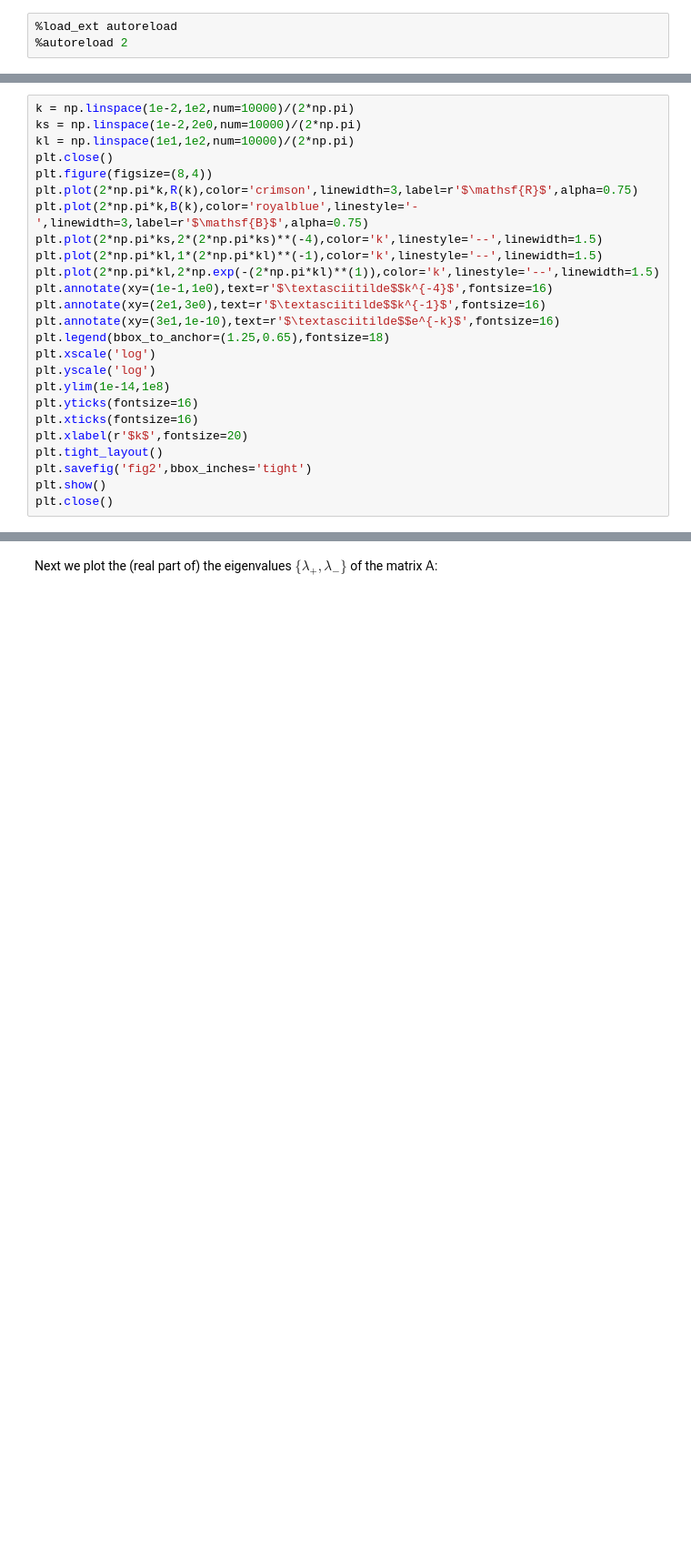
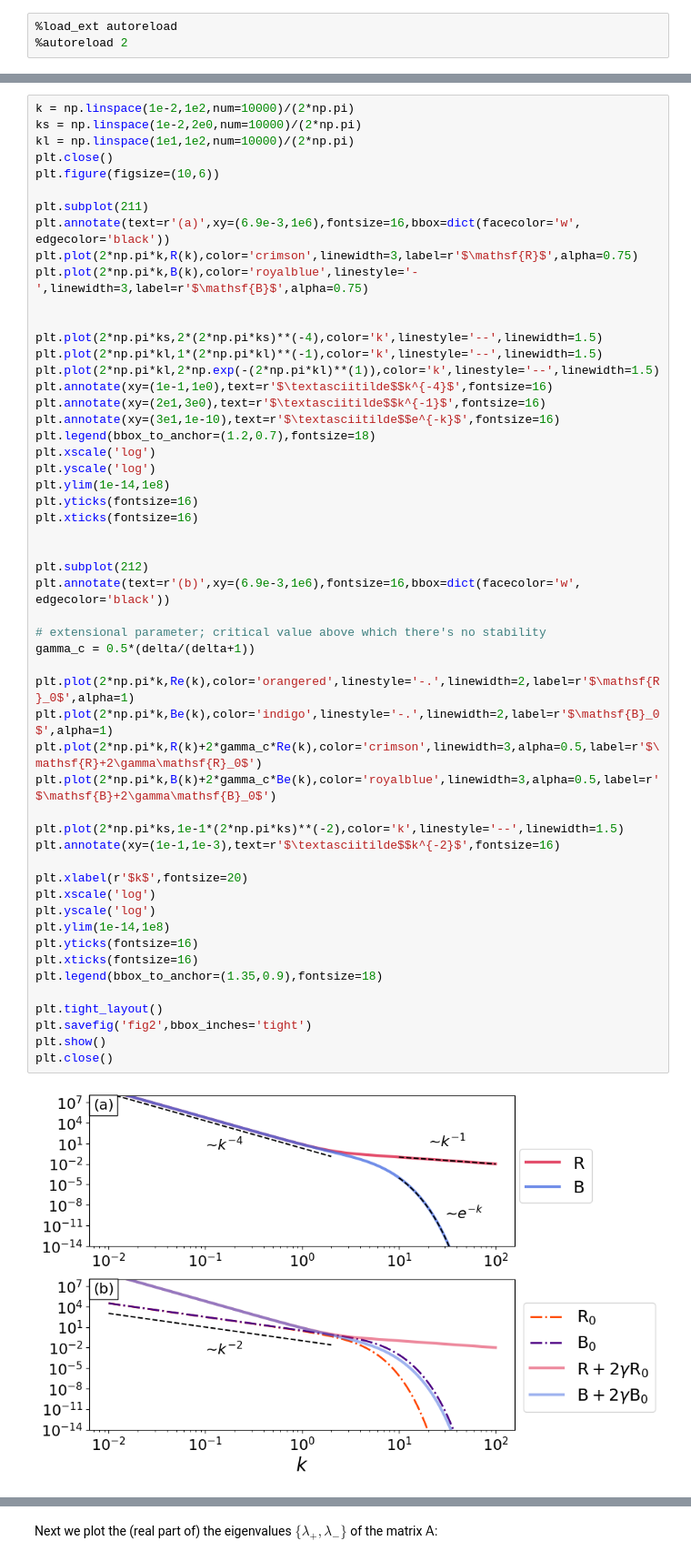
Before and after one commit to agstub/linear-shelf-melt, a Jupyter notebook: notebooks/1_Analysis.ipynb, the cells around one changed output, grey strips where cells are left out. Shown at 91% size. Drawn from its saved outputs; the diff is of its cells as text; blank space fills up the shorter version.

Commit message:
added extensional background state option

```diff
--- a/notebooks/1_Analysis.ipynb
+++ b/notebooks/1_Analysis.ipynb
@@ -54,27 +49,57 @@ Plot the functions $\mathsf{R}$ and $\mathsf{B}$, as well as their difference an
 # %%
 k = np.linspace(1e-2,1e2,num=10000)/(2*np.pi)
 ks = np.linspace(1e-2,2e0,num=10000)/(2*np.pi)
 kl = np.linspace(1e1,1e2,num=10000)/(2*np.pi)
 plt.close()
-plt.figure(figsize=(8,4))
+plt.figure(figsize=(10,6))
+
+plt.subplot(211)
+plt.annotate(text=r'(a)',xy=(6.9e-3,1e6),fontsize=16,bbox=dict(facecolor='w', edgecolor='black'))
 plt.plot(2*np.pi*k,R(k),color='crimson',linewidth=3,label=r'$\mathsf{R}$',alpha=0.75)
 plt.plot(2*np.pi*k,B(k),color='royalblue',linestyle='-',linewidth=3,label=r'$\mathsf{B}$',alpha=0.75)
+
+
 plt.plot(2*np.pi*ks,2*(2*np.pi*ks)**(-4),color='k',linestyle='--',linewidth=1.5)
 plt.plot(2*np.pi*kl,1*(2*np.pi*kl)**(-1),color='k',linestyle='--',linewidth=1.5)
 plt.plot(2*np.pi*kl,2*np.exp(-(2*np.pi*kl)**(1)),color='k',linestyle='--',linewidth=1.5)
 plt.annotate(xy=(1e-1,1e0),text=r'$\textasciitilde$$k^{-4}$',fontsize=16)
 plt.annotate(xy=(2e1,3e0),text=r'$\textasciitilde$$k^{-1}$',fontsize=16)
 plt.annotate(xy=(3e1,1e-10),text=r'$\textasciitilde$$e^{-k}$',fontsize=16)
-plt.legend(bbox_to_anchor=(1.25,0.65),fontsize=18)
+plt.legend(bbox_to_anchor=(1.2,0.7),fontsize=18)
 plt.xscale('log')
 plt.yscale('log')
 plt.ylim(1e-14,1e8)
 plt.yticks(fontsize=16)
 plt.xticks(fontsize=16)
+
+
+plt.subplot(212)
+plt.annotate(text=r'(b)',xy=(6.9e-3,1e6),fontsize=16,bbox=dict(facecolor='w', edgecolor='black'))
+
+# extensional parameter; critical value above which there's no stability
+gamma_c = 0.5*(delta/(delta+1))
+
+plt.plot(2*np.pi*k,Re(k),color='orangered',linestyle='-.',linewidth=2,label=r'$\mathsf{R}_0$',alpha=1)
+plt.plot(2*np.pi*k,Be(k),color='indigo',linestyle='-.',linewidth=2,label=r'$\mathsf{B}_0$',alpha=1)
+plt.plot(2*np.pi*k,R(k)+2*gamma_c*Re(k),color='crimson',linewidth=3,alpha=0.5,label=r'$\mathsf{R}+2\gamma\mathsf{R}_0$')
+plt.plot(2*np.pi*k,B(k)+2*gamma_c*Be(k),color='royalblue',linewidth=3,alpha=0.5,label=r'$\mathsf{B}+2\gamma\mathsf{B}_0$')
+
+plt.plot(2*np.pi*ks,1e-1*(2*np.pi*ks)**(-2),color='k',linestyle='--',linewidth=1.5)
+plt.annotate(xy=(1e-1,1e-3),text=r'$\textasciitilde$$k^{-2}$',fontsize=16)
+
 plt.xlabel(r'$k$',fontsize=20)
+plt.xscale('log')
+plt.yscale('log')
+plt.ylim(1e-14,1e8)
+plt.yticks(fontsize=16)
+plt.xticks(fontsize=16)
+plt.legend(bbox_to_anchor=(1.35,0.9),fontsize=18)
+
 plt.tight_layout()
 plt.savefig('fig2',bbox_inches='tight')
 plt.show()
 plt.close()
+# %% [output]
+[figure, added]
 # %% [markdown]
 The main point of this plot is that, while $\mathsf{R}$ and $\mathsf{B}$ are singular in the limit $k\to 0$, their difference and quotient are well-behaved.
```
Also changed, not shown: parts of 8 cells of this notebook, 10 other files.
